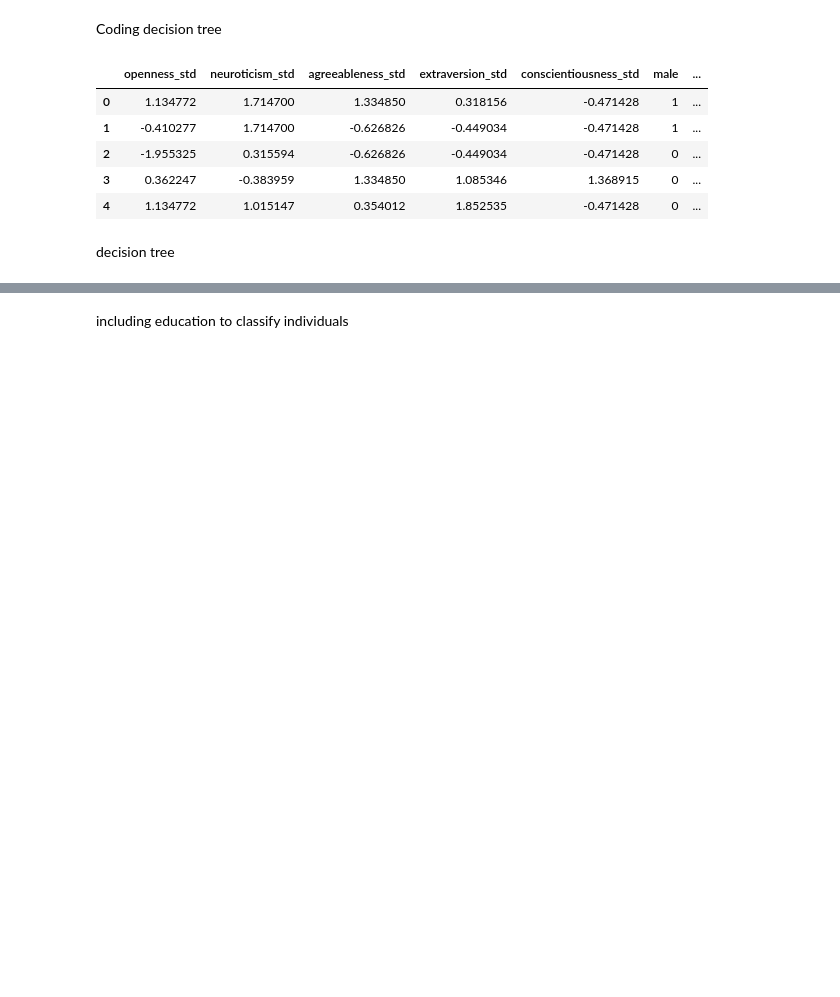
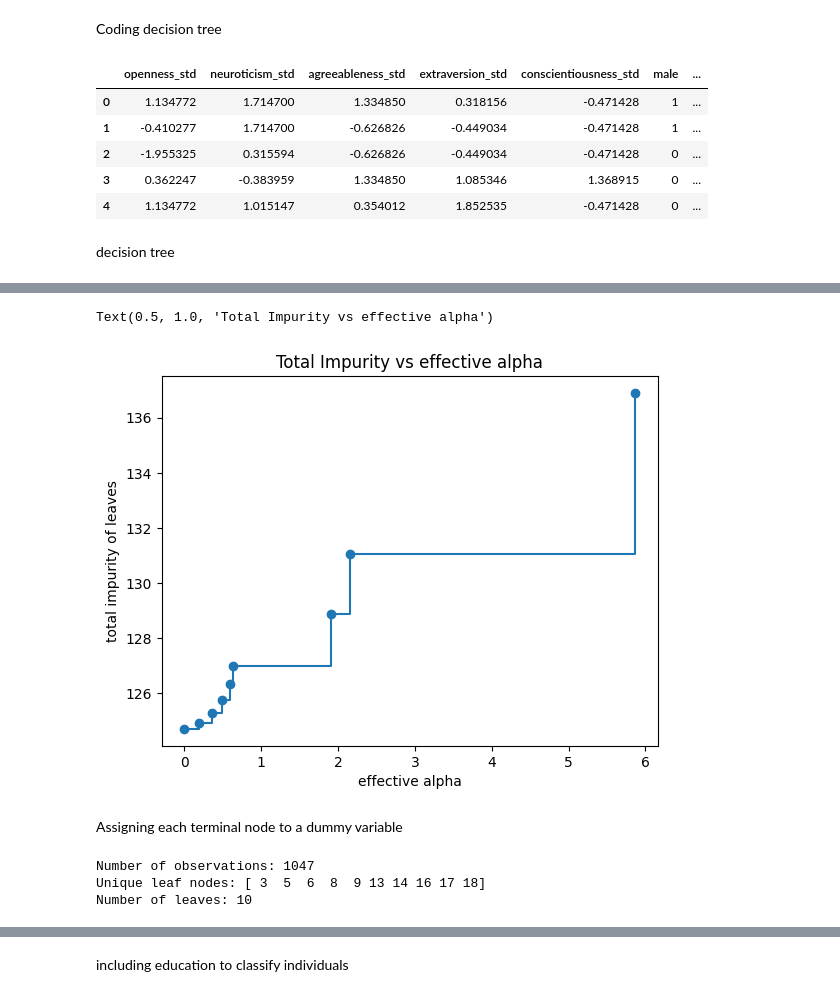
Before and after one commit to prithviemmidi/LifeSatisfactionAnalysis, a Jupyter notebook: Decision_Tree_II.ipynb, the cells around one changed output, grey strips where cells are left out. Saved outputs shown, nothing was run; the diff lists cells and outputs as text; code cells hidden in the pictures; blank space fills up the shorter version.

```diff
--- a/Decision_Tree_II.ipynb
+++ b/Decision_Tree_II.ipynb
@@ -195,0 +203,3 @@ Feature Importance:
+# %%
+path = tree_model.cost_complexity_pruning_path(X, y)
+ccp_alphas, impurities = path.ccp_alphas, path.impurities
@@ -195,0 +212,11 @@ Feature Importance:
+# %%
+fig, ax = plt.subplots()
+ax.plot(ccp_alphas[:-1], impurities[:-1], marker="o", drawstyle="steps-post")
+ax.set_xlabel("effective alpha")
+ax.set_ylabel("total impurity of leaves")
+ax.set_title("Total Impurity vs effective alpha")
+# %% [output]
+Text(0.5, 1.0, 'Total Impurity vs effective alpha')
+[figure, added]
+# %% [markdown]
+Assigning each terminal node to a dummy variable
@@ -195,0 +225,8 @@ Feature Importance:
+# %%
+print(f"Number of observations: {len(leaf_indices)}")
+print(f"Unique leaf nodes: {np.unique(leaf_indices)}")
+print(f"Number of leaves: {tree_model.get_n_leaves()}")
+# %% [output]
+Number of observations: 1047
+Unique leaf nodes: [ 3  5  6  8  9 13 14 16 17 18]
+Number of leaves: 10
```
Also changed, not shown: parts of 23 cells of this notebook.
